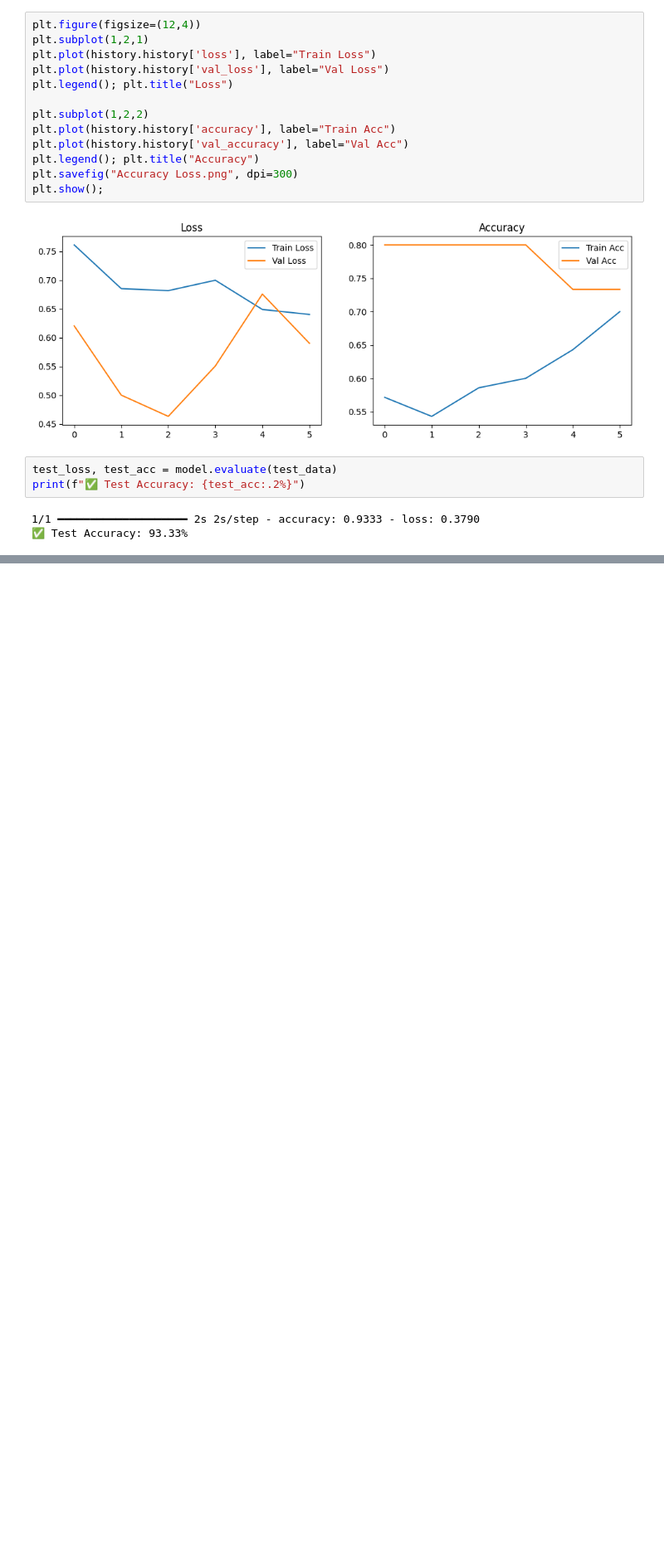
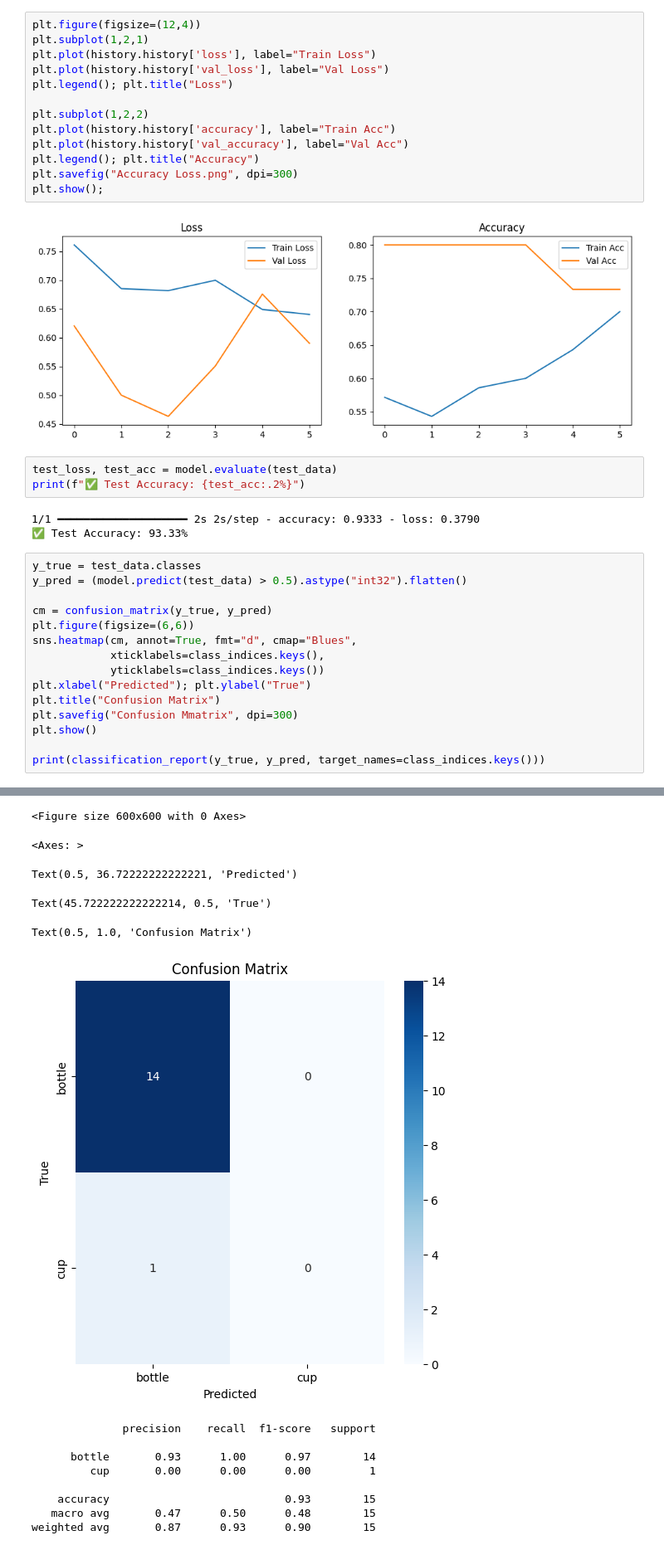
Before and after one commit to KeneanDita/Bottle-Cup-Vision, a Jupyter notebook: Training_Notebook.ipynb, the cells around one changed output, grey strips where cells are left out. Shown at 83% size. Saved outputs shown, nothing was run; the diff lists cells and outputs as text; blank space fills up the shorter version.

Commit message:
Classification report and confusion matrix

```diff
--- a/Training_Notebook.ipynb
+++ b/Training_Notebook.ipynb
@@ -143,3 +143,19 @@ print(f"✅ Test Accuracy: {test_acc:.2%}")
 # %% [output]
 1/1 ━━━━━━━━━━━━━━━━━━━━ 2s 2s/step - accuracy: 0.9333 - loss: 0.3790
 ✅ Test Accuracy: 93.33%
+# %%
+y_true = test_data.classes
+y_pred = (model.predict(test_data) > 0.5).astype("int32").flatten()
+
+cm = confusion_matrix(y_true, y_pred)
+plt.figure(figsize=(6,6))
+sns.heatmap(cm, annot=True, fmt="d", cmap="Blues",
+            xticklabels=class_indices.keys(),
+            yticklabels=class_indices.keys())
+plt.xlabel("Predicted"); plt.ylabel("True")
+plt.title("Confusion Matrix")
+plt.savefig("Confusion Mmatrix", dpi=300)
+plt.show()
+
+print(classification_report(y_true, y_pred, target_names=class_indices.keys()))
+# %% [output]
@@ -145,0 +163,14 @@ print(f"✅ Test Accuracy: {test_acc:.2%}")
+<Figure size 600x600 with 0 Axes>
+<Axes: >
+Text(0.5, 36.72222222222221, 'Predicted')
+Text(45.722222222222214, 0.5, 'True')
+Text(0.5, 1.0, 'Confusion Matrix')
+[figure, added]
+              precision    recall  f1-score   support
+
+      bottle       0.93      1.00      0.97        14
+         cup       0.00      0.00      0.00         1
+
+    accuracy                           0.93        15
+   macro avg       0.47      0.50      0.48        15
+weighted avg       0.87      0.93      0.90        15
```
Also changed, not shown: parts of 1 cell of this notebook.
